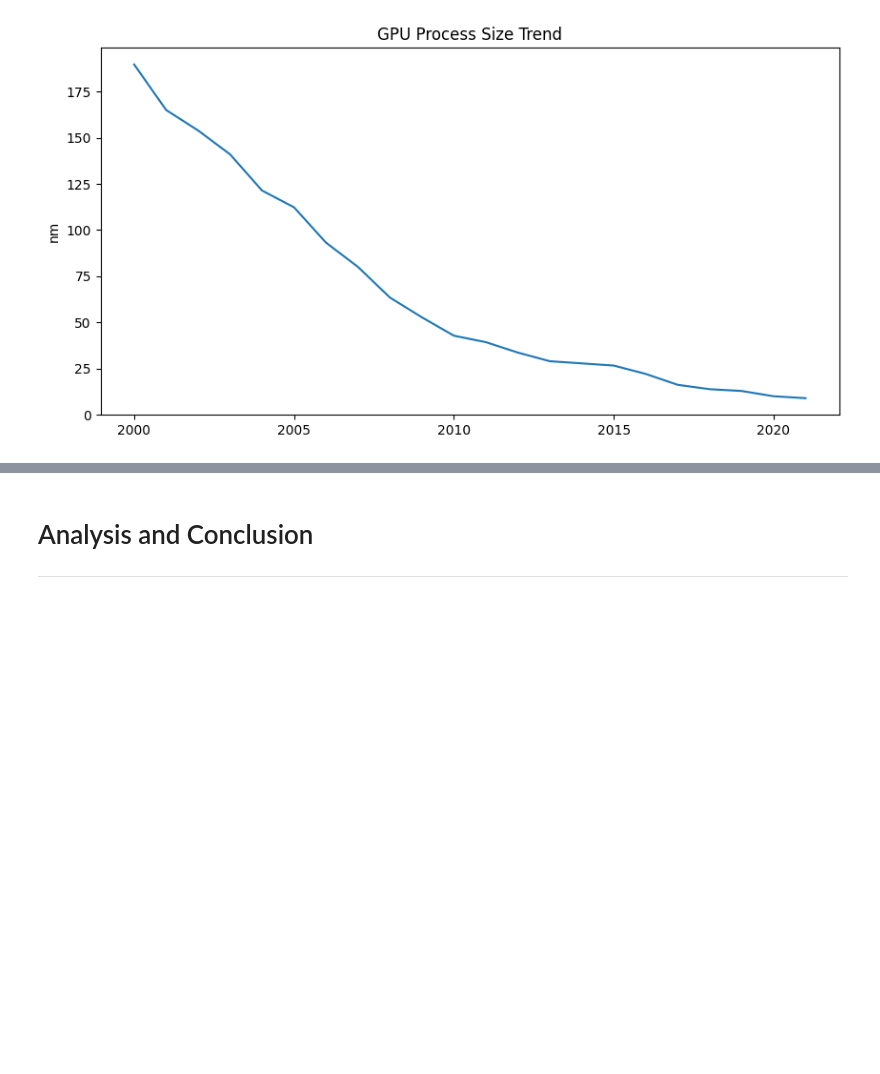
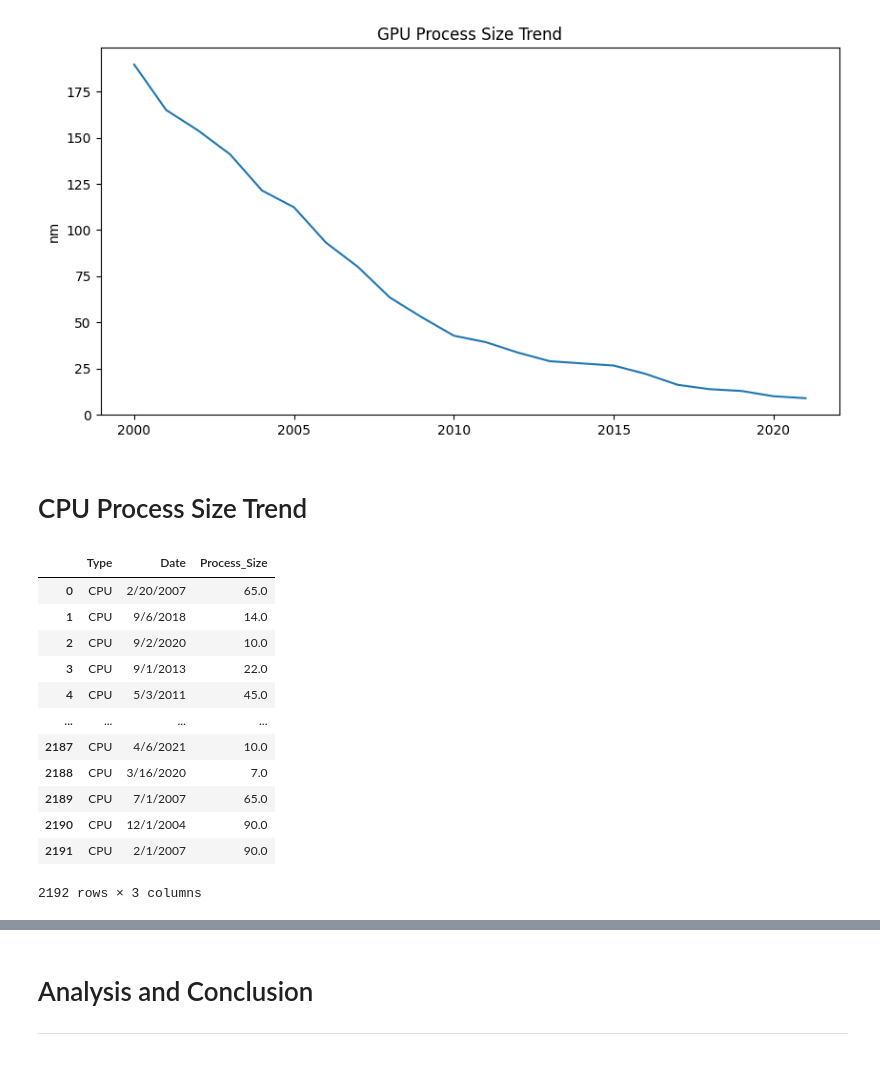
Before and after one commit to elyponzi1/MATHEDA-Punzalan, a Jupyter notebook: MIDTERM/WK8 EDA Activity 2 - Exploratory Data Analysis/Exercise/WK8-Exploratory Data Analysis.ipynb, the cells around one changed output, grey strips where cells are left out. Saved outputs shown, nothing was run; the diff lists cells and outputs as text; code cells hidden in the pictures; blank space fills up the shorter version.

```diff
--- a/MIDTERM/WK7 Data Visualization/Exercise/WK7-Data-Visualization.ipynb
+++ b/MIDTERM/WK8 EDA Activity 2 - Exploratory Data Analysis/Exercise/WK8-Exploratory Data Analysis.ipynb
@@ -239,3 +239,22 @@ plt.ylabel('nm')
 plt.show()
 # %% [output]
 [figure]
+# %% [markdown]
+# CPU Process Size Trend
+# %%
+df_ps_cpu = df_w[['Type','Date','Process_Size']].where(df_w['Type']=='CPU').dropna()
+df_ps_cpu
+# %% [output]
+|  | Type | Date | Process_Size |
+| 0 | CPU | 2/20/2007 | 65.0 |
+| 1 | CPU | 9/6/2018 | 14.0 |
+| 2 | CPU | 9/2/2020 | 10.0 |
+| 3 | CPU | 9/1/2013 | 22.0 |
+| 4 | CPU | 5/3/2011 | 45.0 |
+| ... | ... | ... | ... |
+| 2187 | CPU | 4/6/2021 | 10.0 |
+| 2188 | CPU | 3/16/2020 | 7.0 |
+| 2189 | CPU | 7/1/2007 | 65.0 |
+| 2190 | CPU | 12/1/2004 | 90.0 |
+| 2191 | CPU | 2/1/2007 | 90.0 |
+2192 rows × 3 columns
```
Also changed, not shown: parts of 11 cells of this notebook, 5 other files.
